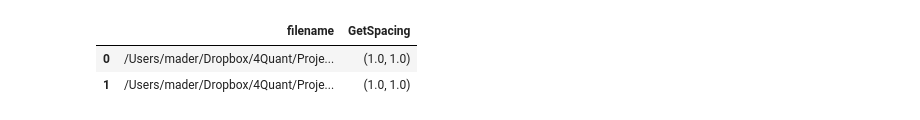
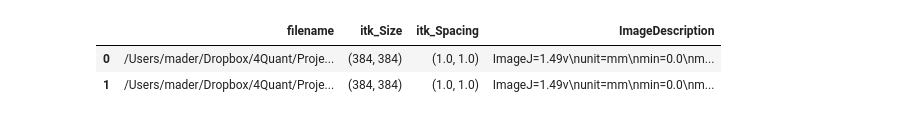
Before and after one commit to 4Quant/BBP-Setup, a Jupyter notebook: notebooks/Load DF Tiles.ipynb, the cells around one changed output. Cells and saved outputs as stored; diff of their text form; code cells hidden in the pictures.

```diff
--- a/notebooks/Load DF Tiles.ipynb
+++ b/notebooks/Load DF Tiles.ipynb
@@ -30,8 +39,8 @@ mri_df = sc.parallelize(all_images, 100).map(lambda x: Row(filename = x[0], **x[
 # %%
 mri_df.registerTempTable("TestTable")
 # %%
-sqlContext.sql("""SELECT filename, GetSpacing FROM TESTTable LIMIT 2""").toPandas()
+sqlContext.sql("""SELECT filename, itk_Size, itk_Spacing, ImageDescription FROM TESTTable ORDER BY itk_Size._1 LIMIT 2""").toPandas()
 # %% [output]
-|  | filename | GetSpacing |
-| 0 | /Users/mader/Dropbox/4Quant/Proje... | (1.0, 1.0) |
-| 1 | /Users/mader/Dropbox/4Quant/Proje... | (1.0, 1.0) |
+|  | filename | itk_Size | itk_Spacing | ImageDescription |
+| 0 | /Users/mader/Dropbox/4Quant/Proje... | (384, 384) | (1.0, 1.0) | ImageJ=1.49v\nunit=mm\nmin=0.0\nm... |
+| 1 | /Users/mader/Dropbox/4Quant/Proje... | (384, 384) | (1.0, 1.0) | ImageJ=1.49v\nunit=mm\nmin=0.0\nm... |
```
Also changed, not shown: parts of 11 cells of this notebook.
